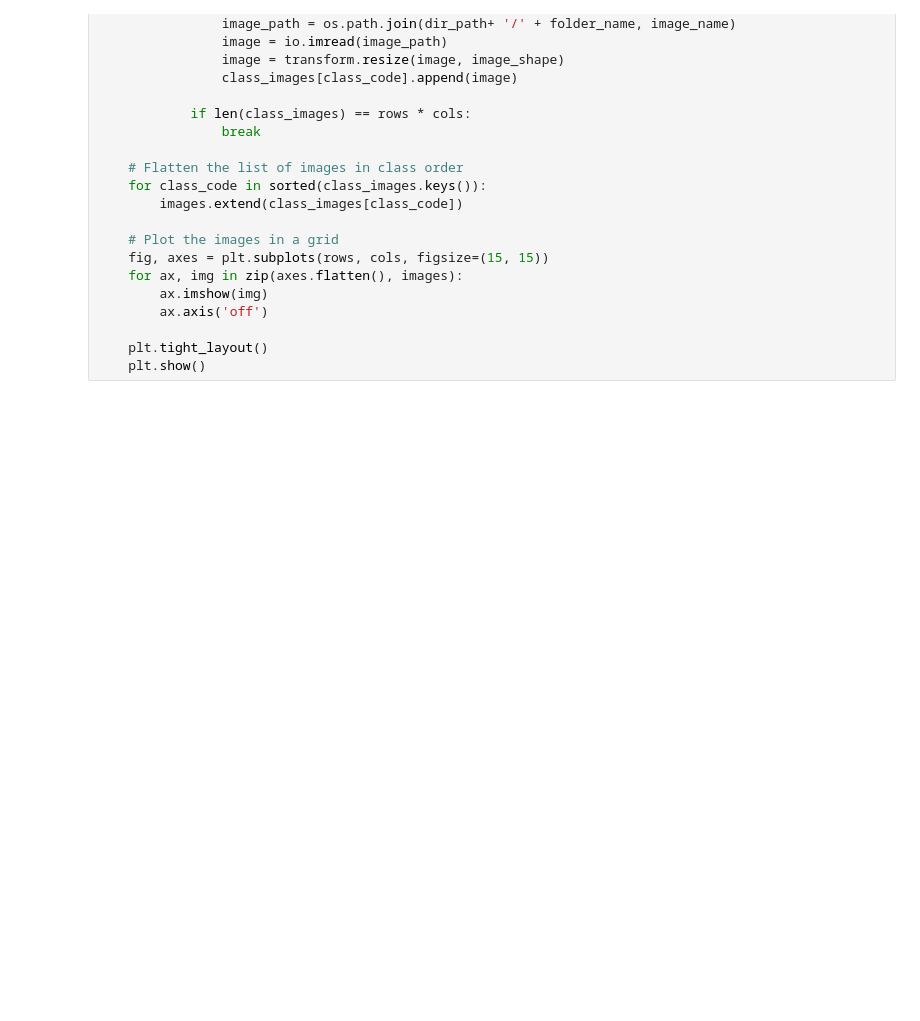
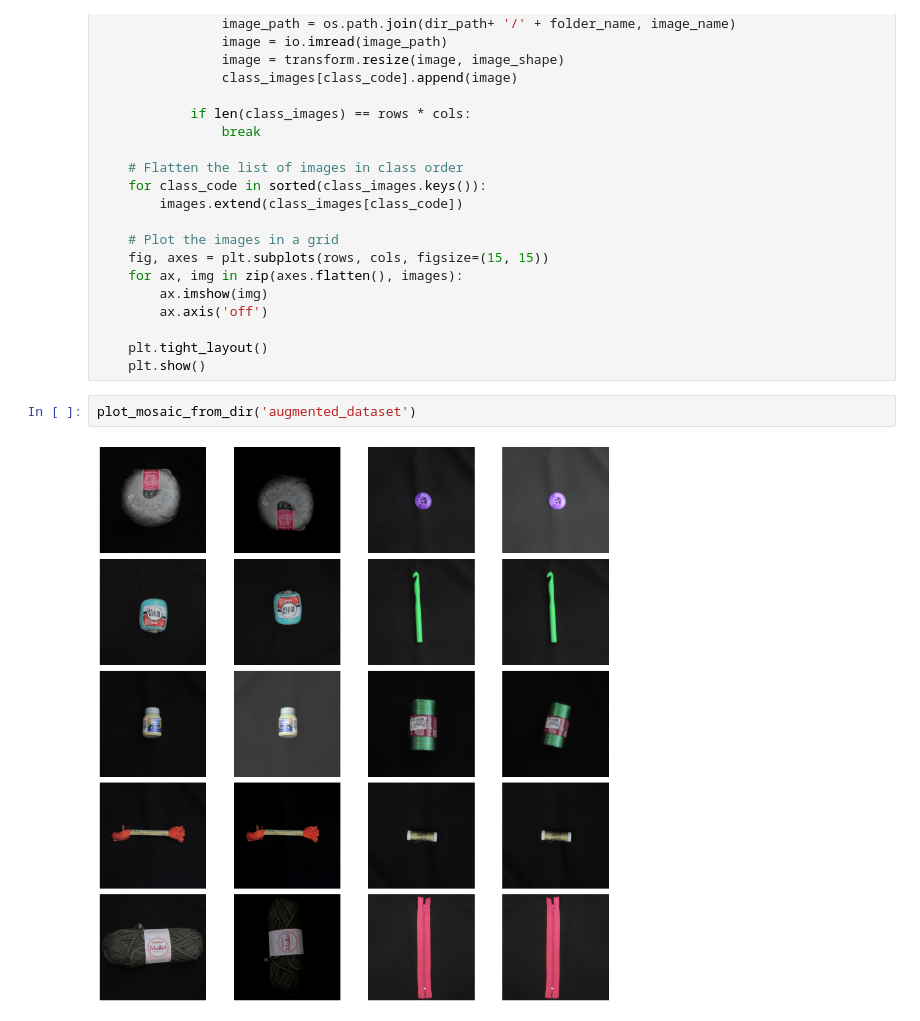
Before and after one commit to Barreto-G/image_classifier_pdi, a Jupyter notebook: plot_mosaic.ipynb, the cells around one changed output. Cells and saved outputs as stored; diff of their text form; blank space fills up the shorter version.

```diff
--- a/plot_mosaic.ipynb
+++ b/plot_mosaic.ipynb
@@ -56,6 +56,10 @@ def plot_mosaic_from_dir(dir_path: str, images_per_class=2) -> None:
 
     plt.tight_layout()
     plt.show()
+# %%
+plot_mosaic_from_dir('augmented_dataset')
+# %% [output]
+[figure, added]
 # %%
 
 def plot_mosaic_from_dataset(dataset, data_type='images', plot_bbox=True, cols=5, rows=2) -> None:
```
Also changed, not shown: parts of 2 cells of this notebook, 1 other file.
